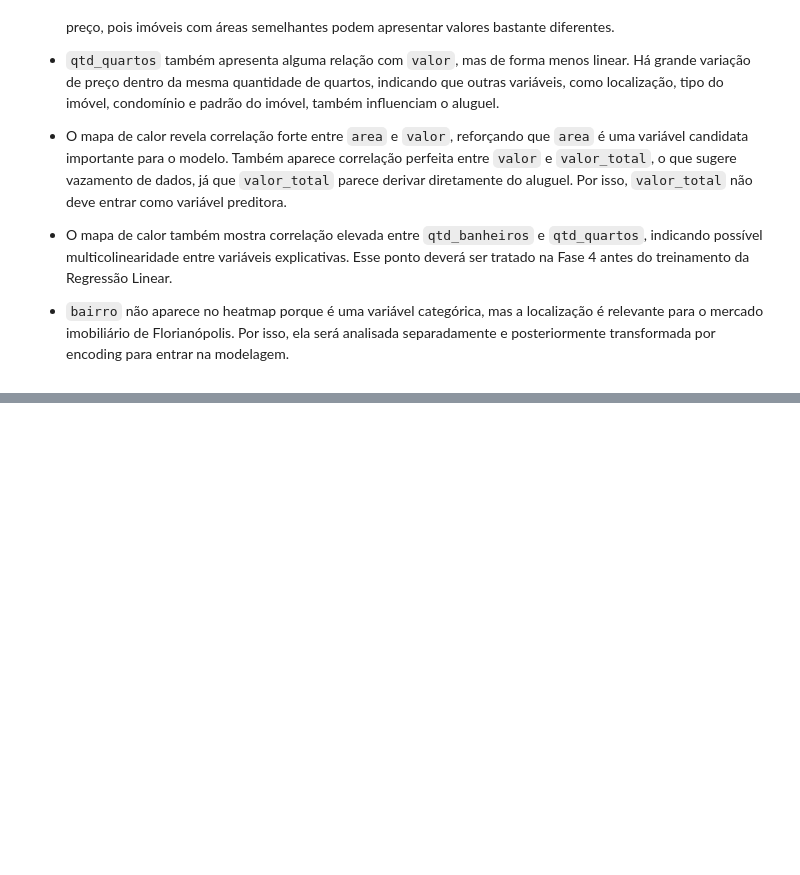
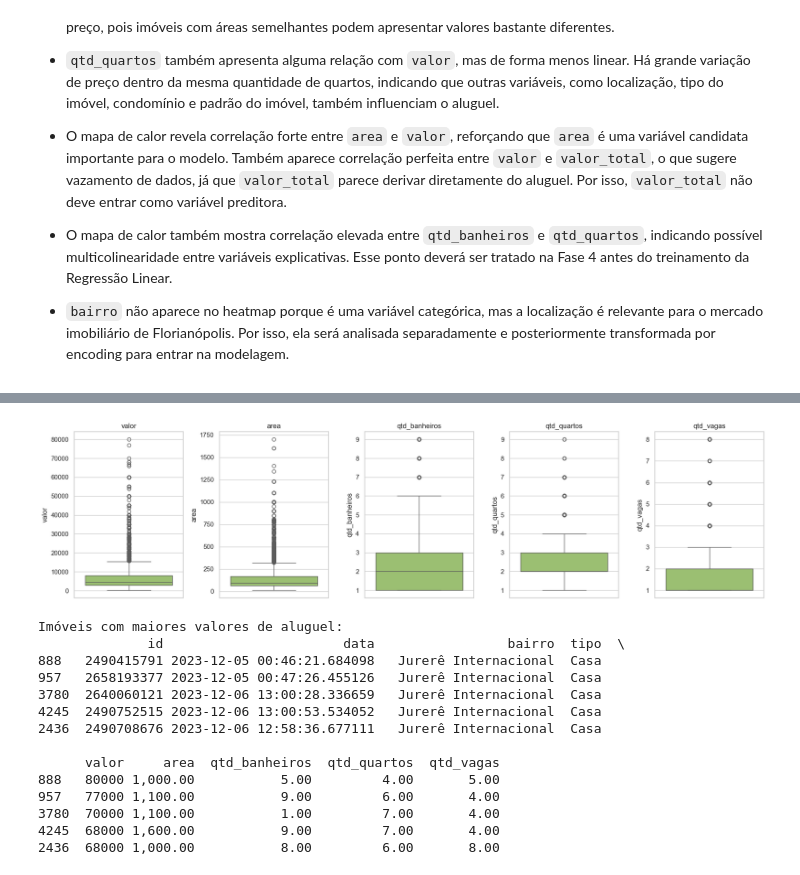
Before and after one commit to Cristina-Freitas/alugaFloripa, a Jupyter notebook: notebooks/alugaFloripa_regressao.ipynb, the cells around one changed output, grey strips where cells are left out. Drawn from its saved outputs; the diff is of its cells as text; code cells hidden in the pictures; blank space fills up the shorter version.

```diff
--- a/notebooks/alugaFloripa_regressao.ipynb
+++ b/notebooks/alugaFloripa_regressao.ipynb
@@ -175,0 +294,33 @@ dtype: float64
+# %%
+# --- Detecção de outliers com boxplots ---
+# Os boxplots ajudam a visualizar valores muito distantes do padrão da base.
+
+plot_boxplots(
+    df,
+    ["valor", "area", "qtd_banheiros", "qtd_quartos", "qtd_vagas"],
+    filename="05_boxplots_outliers.png"
+)
+
+# Exibe os imóveis com maiores valores de aluguel para inspeção inicial
+print("Imóveis com maiores valores de aluguel:")
+print(
+    df.sort_values("valor", ascending=False)[
+        ["id", "data", "bairro", "tipo", "valor", "area", "qtd_banheiros", "qtd_quartos", "qtd_vagas"]
+    ].head(5)
+)
+# %% [output]
+[figure, added]
+Imóveis com maiores valores de aluguel:
+              id                       data                 bairro  tipo  \
+888   2490415791 2023-12-05 00:46:21.684098   Jurerê Internacional  Casa
+957   2658193377 2023-12-05 00:47:26.455126   Jurerê Internacional  Casa
+3780  2640060121 2023-12-06 13:00:28.336659   Jurerê Internacional  Casa
+4245  2490752515 2023-12-06 13:00:53.534052   Jurerê Internacional  Casa
+2436  2490708676 2023-12-06 12:58:36.677111   Jurerê Internacional  Casa
+
+      valor     area  qtd_banheiros  qtd_quartos  qtd_vagas
+888   80000 1,000.00           5.00         4.00       5.00
+957   77000 1,100.00           9.00         6.00       4.00
+3780  70000 1,100.00           1.00         7.00       4.00
+4245  68000 1,600.00           9.00         7.00       4.00
+2436  68000 1,000.00           8.00         6.00       8.00
```
Also changed, not shown: parts of 16 cells of this notebook, 2 other files.
